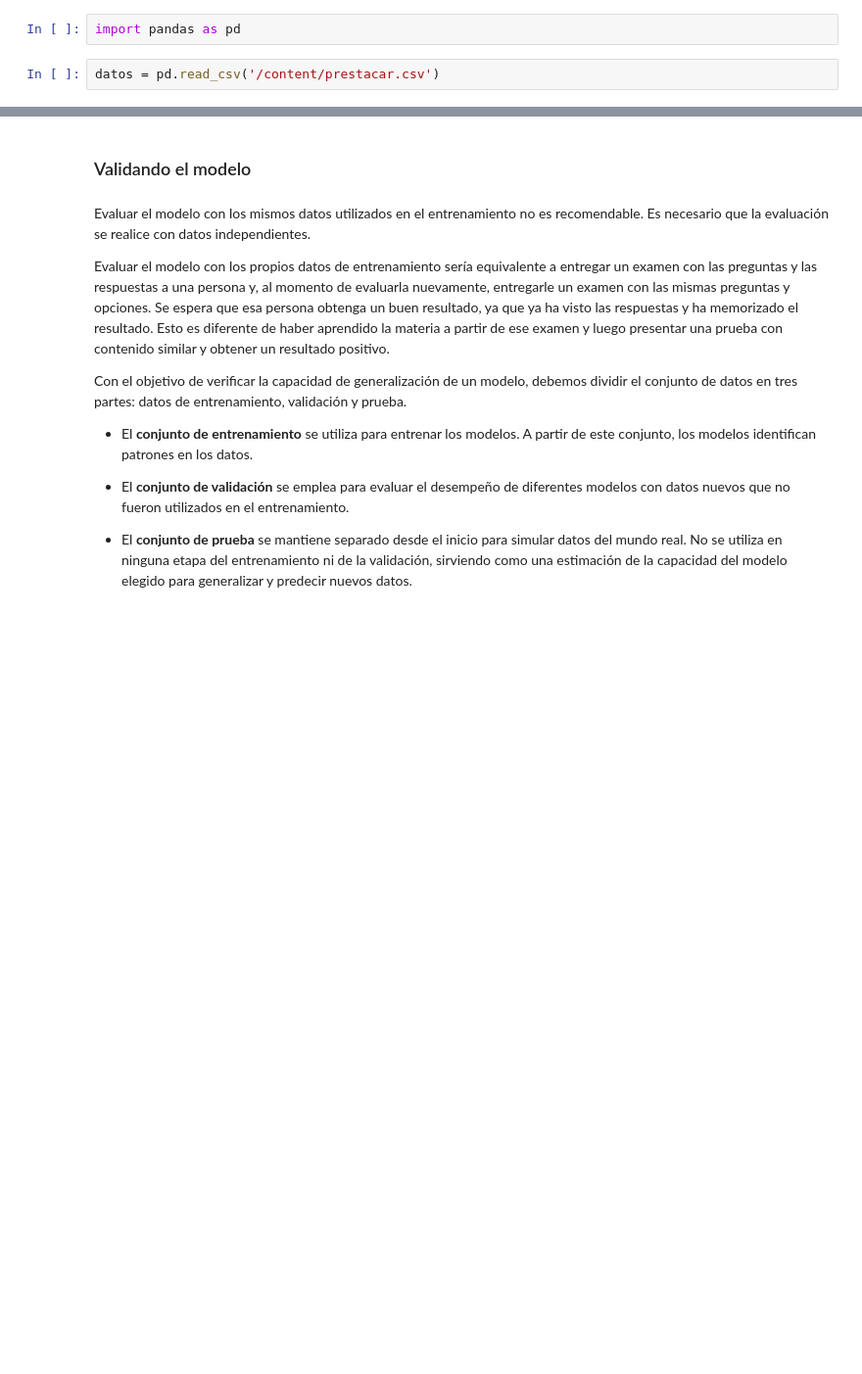
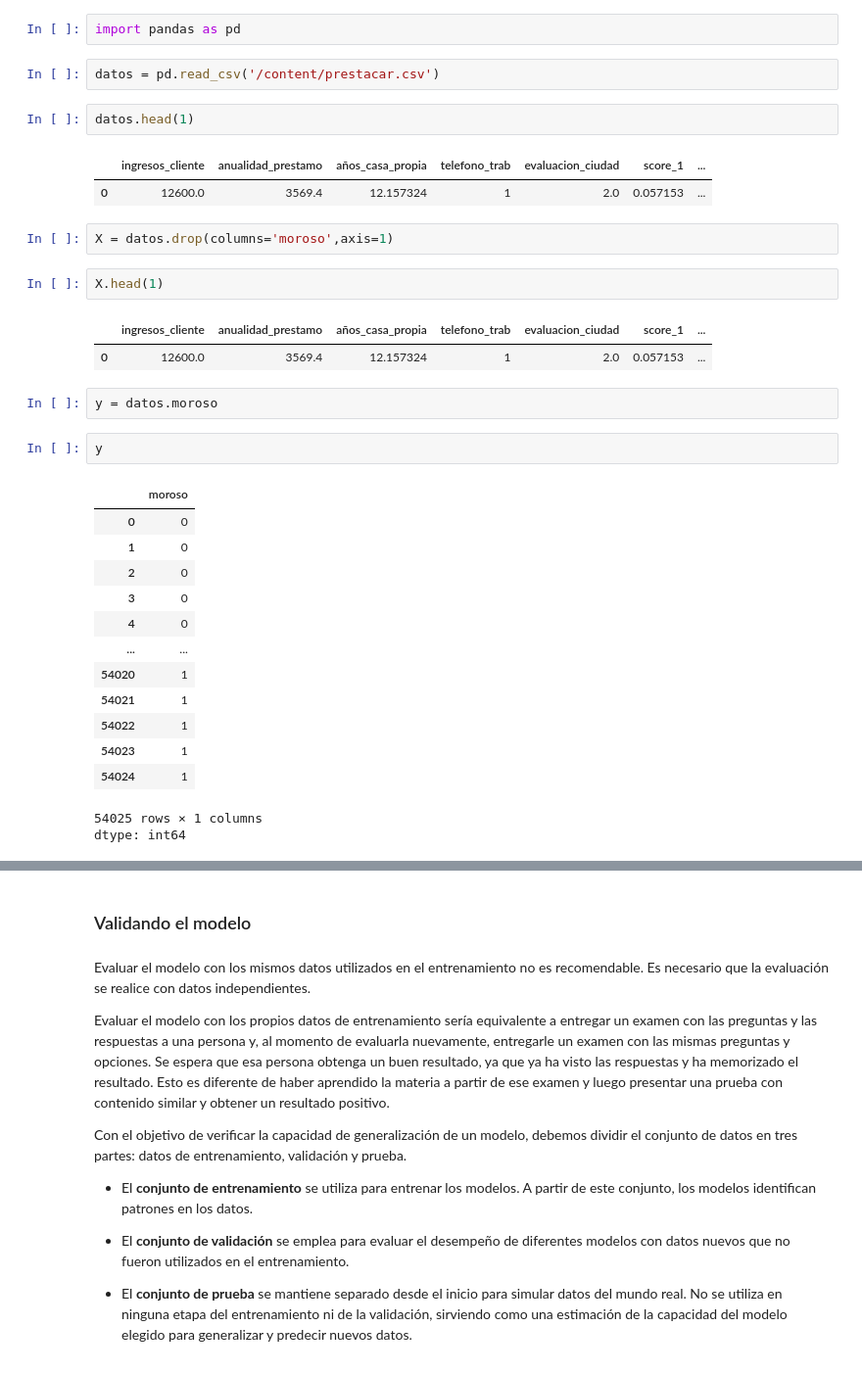
Before and after one commit to Deinbi/Machine__Learning_Alura, a Jupyter notebook: Clasificacion_validacion_y_metricas.ipynb, the cells around one changed output, grey strips where cells are left out. Shown at 98% size. Saved outputs shown, nothing was run; the diff lists cells and outputs as text; blank space fills up the shorter version.

```diff
--- a/Clasificacion_validacion_y_metricas.ipynb
+++ b/Clasificacion_validacion_y_metricas.ipynb
@@ -18,3 +36,34 @@ Nuestra tarea es utilizar los datos proporcionados por la empresa para **clasifi
 import pandas as pd
 # %%
 datos = pd.read_csv('/content/prestacar.csv')
+# %%
+datos.head(1)
+# %% [output]
+|  | ingresos_cliente | anualidad_prestamo | años_casa_propia | telefono_trab | evaluacion_ciudad | score_1 | ... |
+| 0 | 12600.0 | 3569.4 | 12.157324 | 1 | 2.0 | 0.057153 | ... |
+# %%
+X = datos.drop(columns='moroso',axis=1)
+# %%
+X.head(1)
+# %% [output]
+|  | ingresos_cliente | anualidad_prestamo | años_casa_propia | telefono_trab | evaluacion_ciudad | score_1 | ... |
+| 0 | 12600.0 | 3569.4 | 12.157324 | 1 | 2.0 | 0.057153 | ... |
+# %%
+y = datos.moroso
+# %%
+y
+# %% [output]
+|  | moroso |
+| 0 | 0 |
+| 1 | 0 |
+| 2 | 0 |
+| 3 | 0 |
+| 4 | 0 |
+| ... | ... |
+| 54020 | 1 |
+| 54021 | 1 |
+| 54022 | 1 |
+| 54023 | 1 |
+| 54024 | 1 |
+54025 rows × 1 columns
+dtype: int64
```
Also changed, not shown: parts of 6 cells of this notebook.
